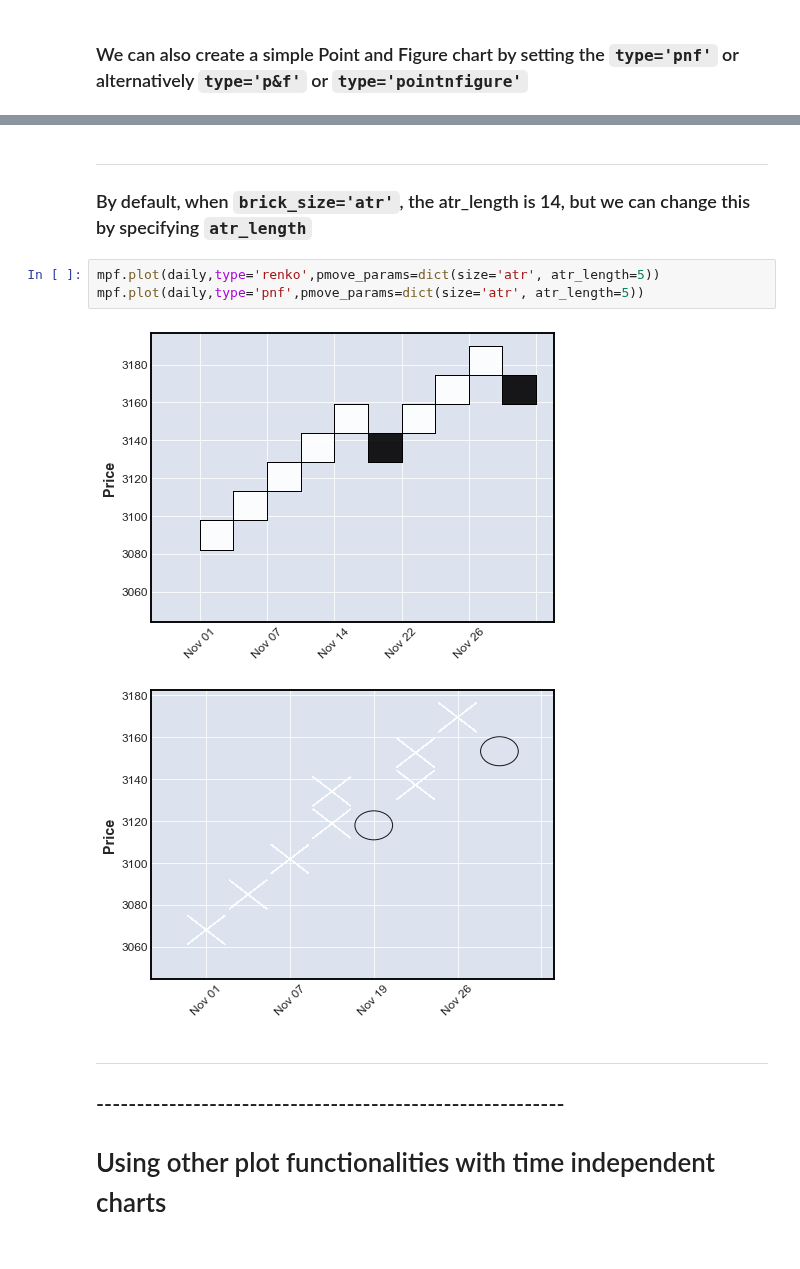
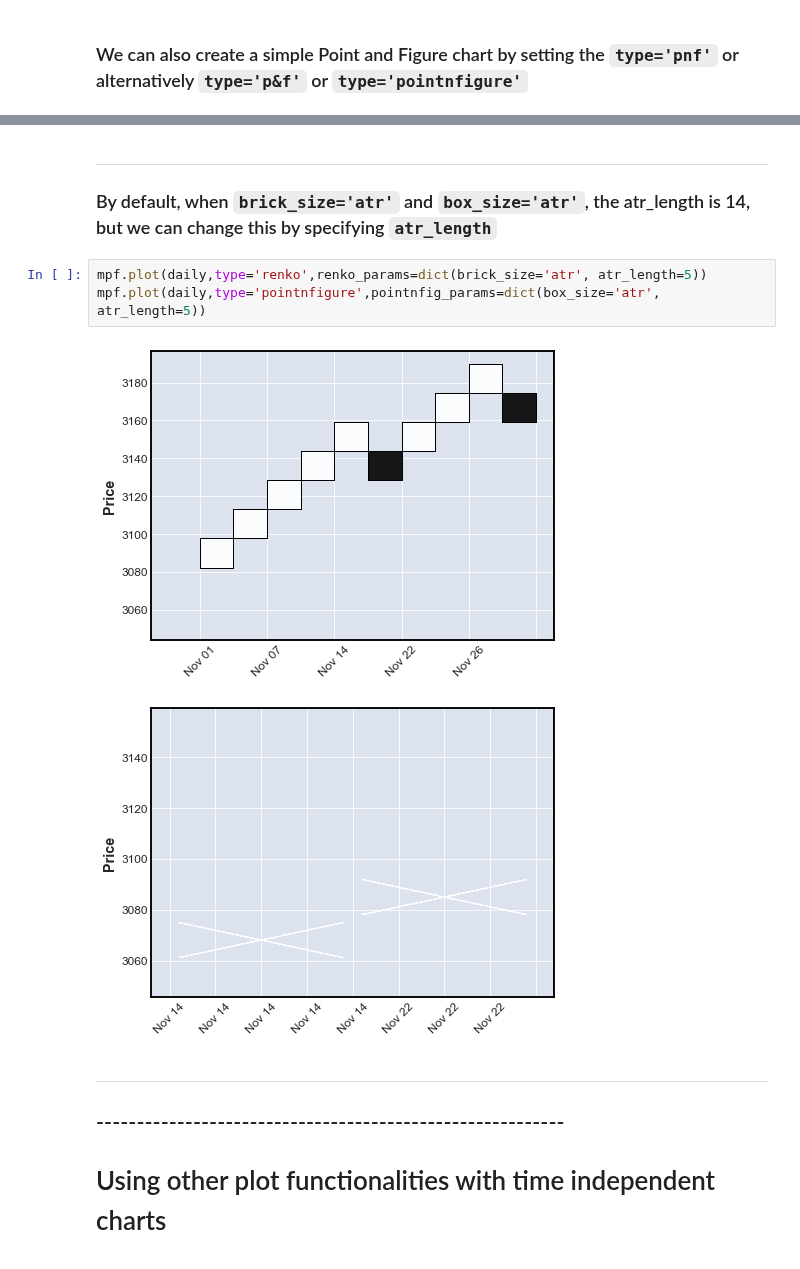
Before and after one commit to matplotlib/mplfinance, a Jupyter notebook: examples/price-movement_plots.ipynb, the cells around one changed output, grey strips where cells are left out. Saved outputs shown, nothing was run; the diff lists cells and outputs as text.

Commit message:
Switch to separate params + remove unused function

```diff
--- a/examples/price-movement_plots.ipynb
+++ b/examples/price-movement_plots.ipynb
@@ -90,13 +104,13 @@ mpf.plot(daily,type='p&f',pmove_params=dict(size=2.5))
 # %% [markdown]
 ---
 
-### By default, when `brick_size='atr'`, the atr_length is 14, but we can change this by specifying `atr_length`
+### By default, when `brick_size='atr'` and `box_size='atr'`, the atr_length is 14, but we can change this by specifying `atr_length`
 # %%
-mpf.plot(daily,type='renko',pmove_params=dict(size='atr', atr_length=5))
-mpf.plot(daily,type='pnf',pmove_params=dict(size='atr', atr_length=5))
+mpf.plot(daily,type='renko',renko_params=dict(brick_size='atr', atr_length=5))
+mpf.plot(daily,type='pointnfigure',pointnfig_params=dict(box_size='atr', atr_length=5))
 # %% [output]
 [figure]
-[figure, old version]
+[figure, new version]
 # %% [markdown]
 ---
 ## ----------------------------------------------------------
```
Also changed, not shown: parts of 9 cells of this notebook, 2 other files.
